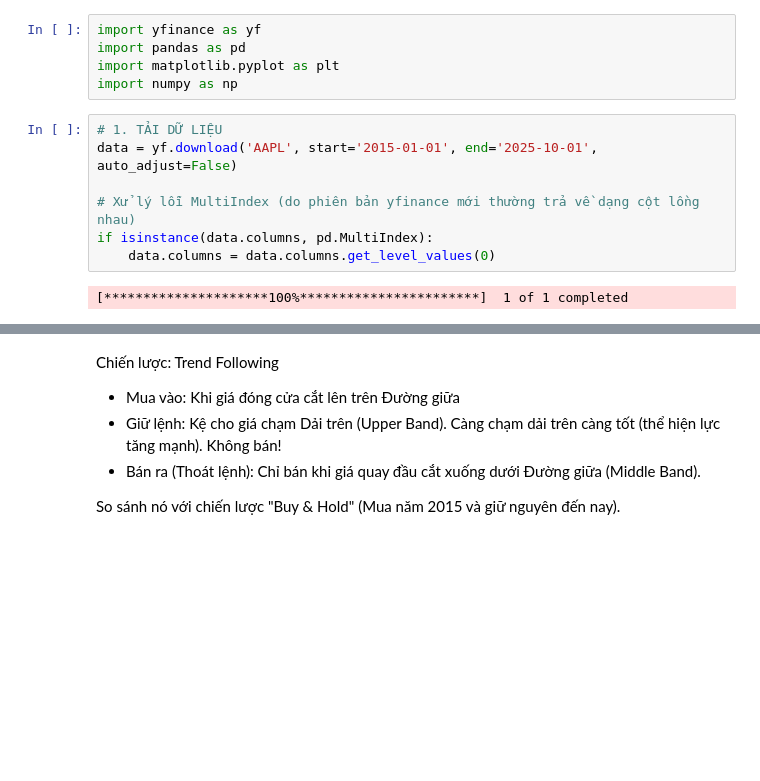
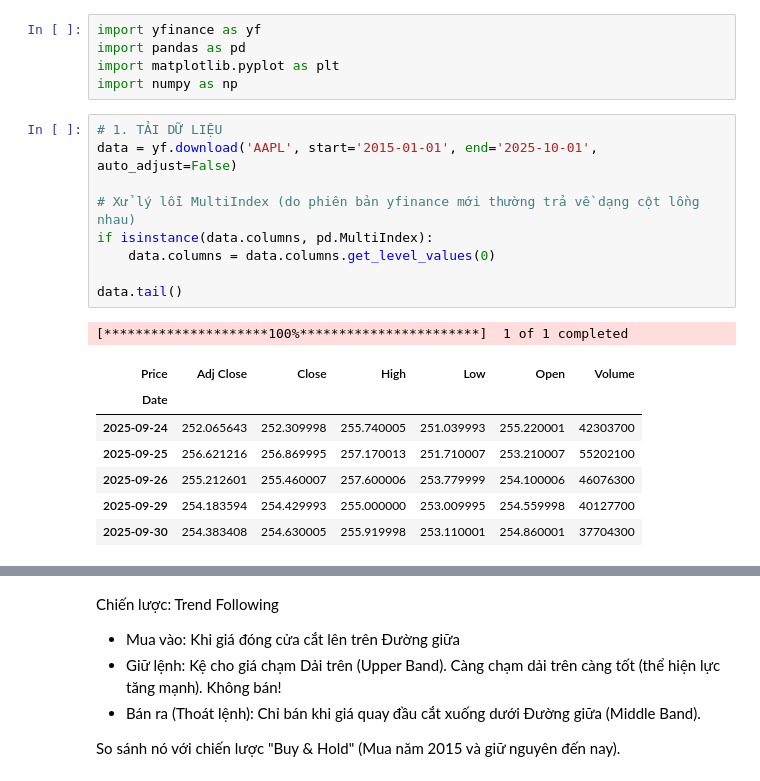
Before and after one commit to tamnguyen-2905/CF_Trang22110234_Thanh22110203_Tam22110193, a Jupyter notebook: LAB_GIUAKI/Bollinger Bands.ipynb, the cells around one changed output, grey strips where cells are left out. Cells and saved outputs as stored; diff of their text form; blank space fills up the shorter version.

```diff
--- a/LAB_GIUAKI/Bollinger Bands.ipynb
+++ b/LAB_GIUAKI/Bollinger Bands.ipynb
@@ -6,9 +6,18 @@ import numpy as np
 # %%
 # 1. TẢI DỮ LIỆU
 data = yf.download('AAPL', start='2015-01-01', end='2025-10-01', auto_adjust=False)
 
 # Xử lý lỗi MultiIndex (do phiên bản yfinance mới thường trả về dạng cột lồng nhau)
 if isinstance(data.columns, pd.MultiIndex):
     data.columns = data.columns.get_level_values(0)
+
+data.tail()
 # %% [output]
 [*********************100%***********************]  1 of 1 completed
+| Price | Adj Close | Close | High | Low | Open | Volume |
+| Date |  |  |  |  |  |  |
+| 2025-09-24 | 252.065643 | 252.309998 | 255.740005 | 251.039993 | 255.220001 | 42303700 |
+| 2025-09-25 | 256.621216 | 256.869995 | 257.170013 | 251.710007 | 253.210007 | 55202100 |
+| 2025-09-26 | 255.212601 | 255.460007 | 257.600006 | 253.779999 | 254.100006 | 46076300 |
+| 2025-09-29 | 254.183594 | 254.429993 | 255.000000 | 253.009995 | 254.559998 | 40127700 |
+| 2025-09-30 | 254.383408 | 254.630005 | 255.919998 | 253.110001 | 254.860001 | 37704300 |
```
Also changed, not shown: parts of 5 cells of this notebook.
